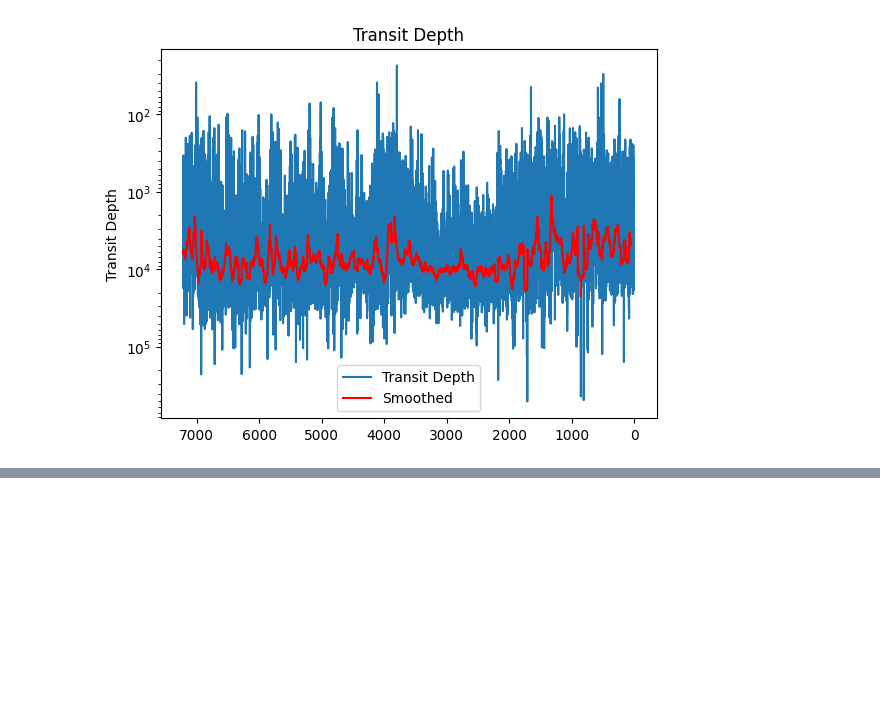
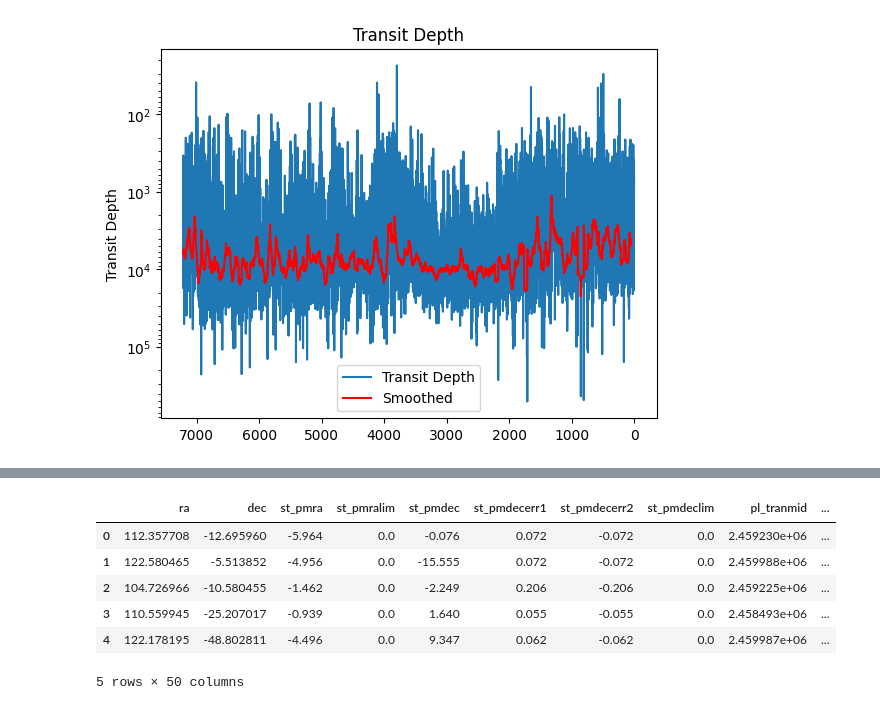
Before and after one commit to topollonaketsana/Exoplanet--Chronicles, a Jupyter notebook: notebooks/data_exploration.ipynb, the cells around one changed output, grey strips where cells are left out. Drawn from its saved outputs; the diff is of its cells as text; code cells hidden in the pictures; blank space fills up the shorter version.

```diff
--- a/notebooks/data_exploration.ipynb
+++ b/notebooks/data_exploration.ipynb
@@ -335,0 +354,17 @@ plt.show()
+# %%
+## copy of df for processing
+df = df.copy()
+# %%
+## define X and y
+y = df['disposition']
+X = df.drop(columns= ['disposition'])
+# %%
+X.head()
+# %% [output]
+|  | ra | dec | st_pmra | st_pmralim | st_pmdec | st_pmdecerr1 | st_pmdecerr2 | st_pmdeclim | pl_tranmid | ... |
+| 0 | 112.357708 | -12.695960 | -5.964 | 0.0 | -0.076 | 0.072 | -0.072 | 0.0 | 2.459230e+06 | ... |
+| 1 | 122.580465 | -5.513852 | -4.956 | 0.0 | -15.555 | 0.072 | -0.072 | 0.0 | 2.459988e+06 | ... |
+| 2 | 104.726966 | -10.580455 | -1.462 | 0.0 | -2.249 | 0.206 | -0.206 | 0.0 | 2.459225e+06 | ... |
+| 3 | 110.559945 | -25.207017 | -0.939 | 0.0 | 1.640 | 0.055 | -0.055 | 0.0 | 2.458493e+06 | ... |
+| 4 | 122.178195 | -48.802811 | -4.496 | 0.0 | 9.347 | 0.062 | -0.062 | 0.0 | 2.459987e+06 | ... |
+5 rows × 50 columns
```
Also changed, not shown: parts of 15 cells of this notebook.
